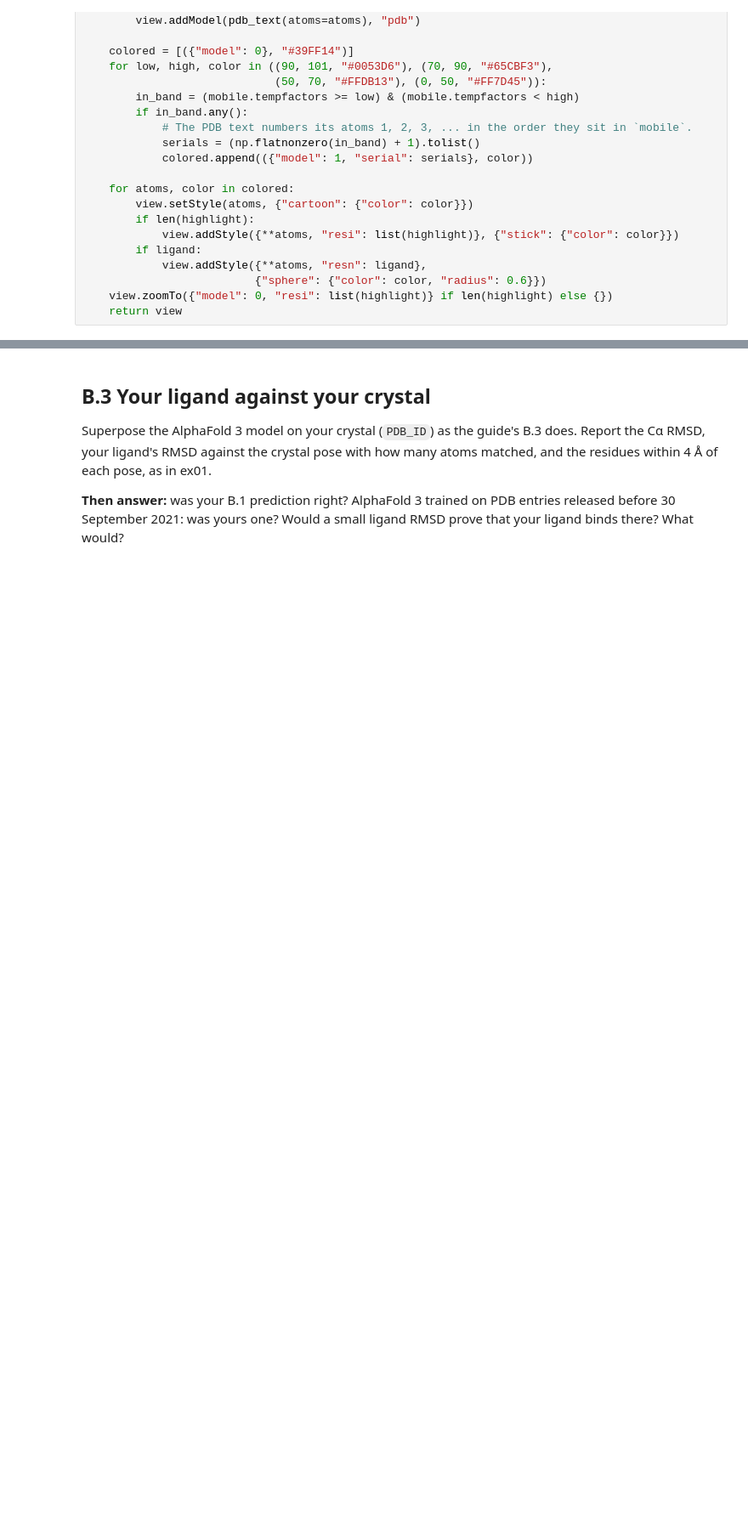
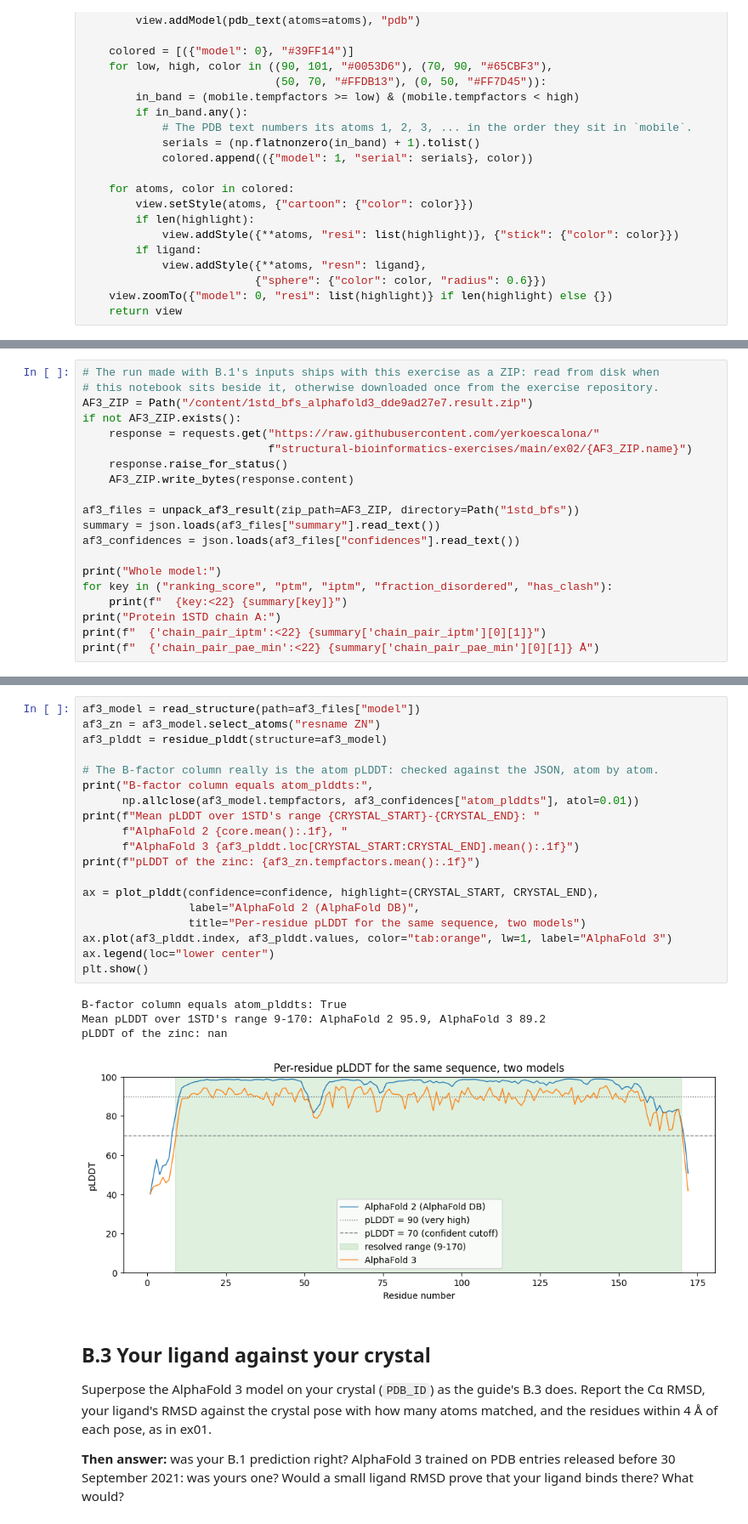
Before and after one commit to einleutchen/Assignment_SPW, a Jupyter notebook: ex02/ex02_workbook.ipynb, the cells around one changed output, grey strips where cells are left out. Shown at 85% size. Saved outputs shown, nothing was run; the diff lists cells and outputs as text; blank space fills up the shorter version.

```diff
--- a/ex02/ex02_workbook.ipynb
+++ b/ex02/ex02_workbook.ipynb
@@ -595,0 +706,20 @@ do the two pLDDT curves part, and why might they?
+# %%
+# The run made with B.1's inputs ships with this exercise as a ZIP: read from disk when
+# this notebook sits beside it, otherwise downloaded once from the exercise repository.
+AF3_ZIP = Path("/content/1std_bfs_alphafold3_dde9ad27e7.result.zip")
+if not AF3_ZIP.exists():
+    response = requests.get("https://raw.githubusercontent.com/yerkoescalona/"
+                            f"structural-bioinformatics-exercises/main/ex02/{AF3_ZIP.name}")
+    response.raise_for_status()
+    AF3_ZIP.write_bytes(response.content)
+
+af3_files = unpack_af3_result(zip_path=AF3_ZIP, directory=Path("1std_bfs"))
+summary = json.loads(af3_files["summary"].read_text())
+af3_confidences = json.loads(af3_files["confidences"].read_text())
+
+print("Whole model:")
+for key in ("ranking_score", "ptm", "iptm", "fraction_disordered", "has_clash"):
+    print(f"  {key:<22} {summary[key]}")
+print("Protein 1STD chain A:")
+print(f"  {'chain_pair_iptm':<22} {summary['chain_pair_iptm'][0][1]}")
+print(f"  {'chain_pair_pae_min':<22} {summary['chain_pair_pae_min'][0][1]} Å")
@@ -596,3 +736,27 @@ do the two pLDDT curves part, and why might they?
+# %%
+af3_model = read_structure(path=af3_files["model"])
+af3_zn = af3_model.select_atoms("resname ZN")
+af3_plddt = residue_plddt(structure=af3_model)
+
+# The B-factor column really is the atom pLDDT: checked against the JSON, atom by atom.
+print("B-factor column equals atom_plddts:",
+      np.allclose(af3_model.tempfactors, af3_confidences["atom_plddts"], atol=0.01))
+print(f"Mean pLDDT over 1STD's range {CRYSTAL_START}-{CRYSTAL_END}: "
+      f"AlphaFold 2 {core.mean():.1f}, "
+      f"AlphaFold 3 {af3_plddt.loc[CRYSTAL_START:CRYSTAL_END].mean():.1f}")
+print(f"pLDDT of the zinc: {af3_zn.tempfactors.mean():.1f}")
+
+ax = plot_plddt(confidence=confidence, highlight=(CRYSTAL_START, CRYSTAL_END),
+                label="AlphaFold 2 (AlphaFold DB)",
+                title="Per-residue pLDDT for the same sequence, two models")
+ax.plot(af3_plddt.index, af3_plddt.values, color="tab:orange", lw=1, label="AlphaFold 3")
+ax.legend(loc="lower center")
+plt.show()
+# %% [output]
+B-factor column equals atom_plddts: True
+Mean pLDDT over 1STD's range 9-170: AlphaFold 2 95.9, AlphaFold 3 89.2
+pLDDT of the zinc: nan
+[figure, added]
 # %% [markdown]
 ## B.3 Your ligand against your crystal
 
```
Also changed, not shown: parts of 12 cells of this notebook.
